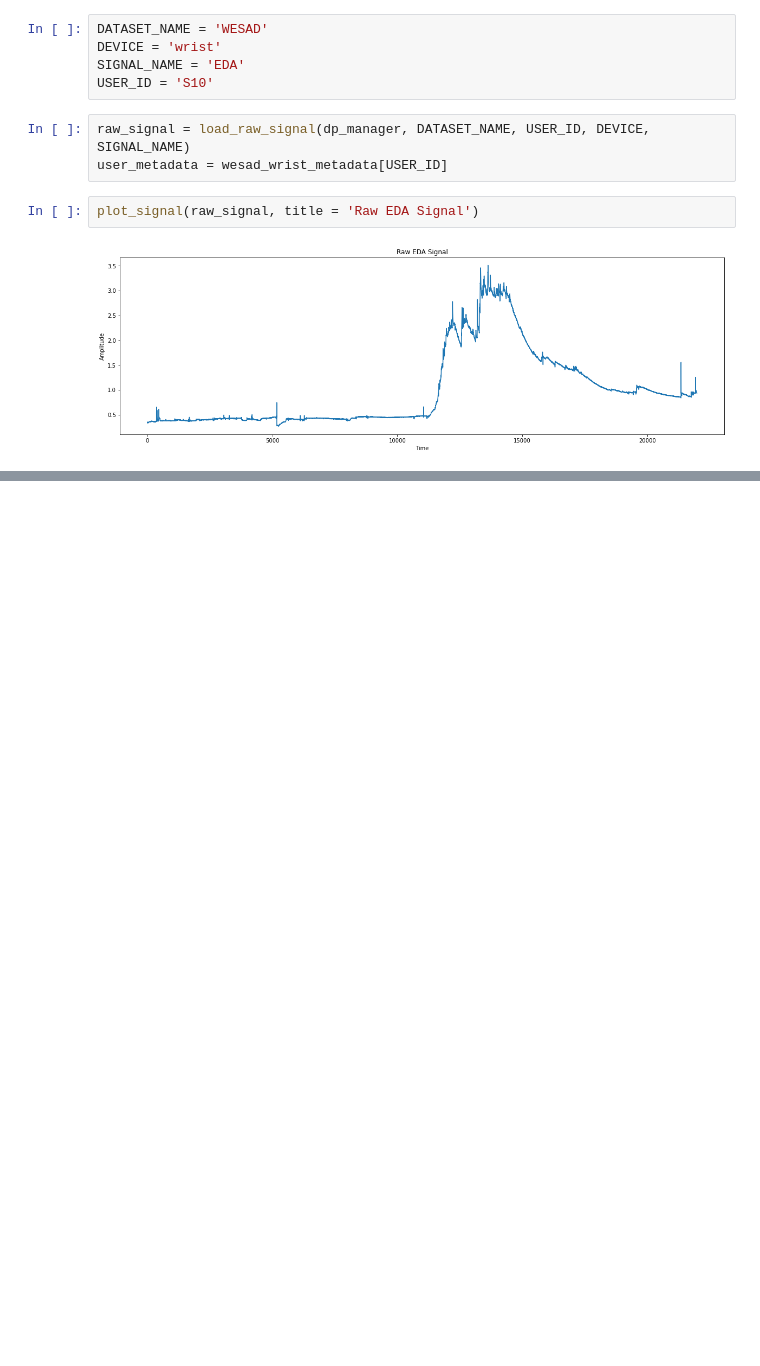
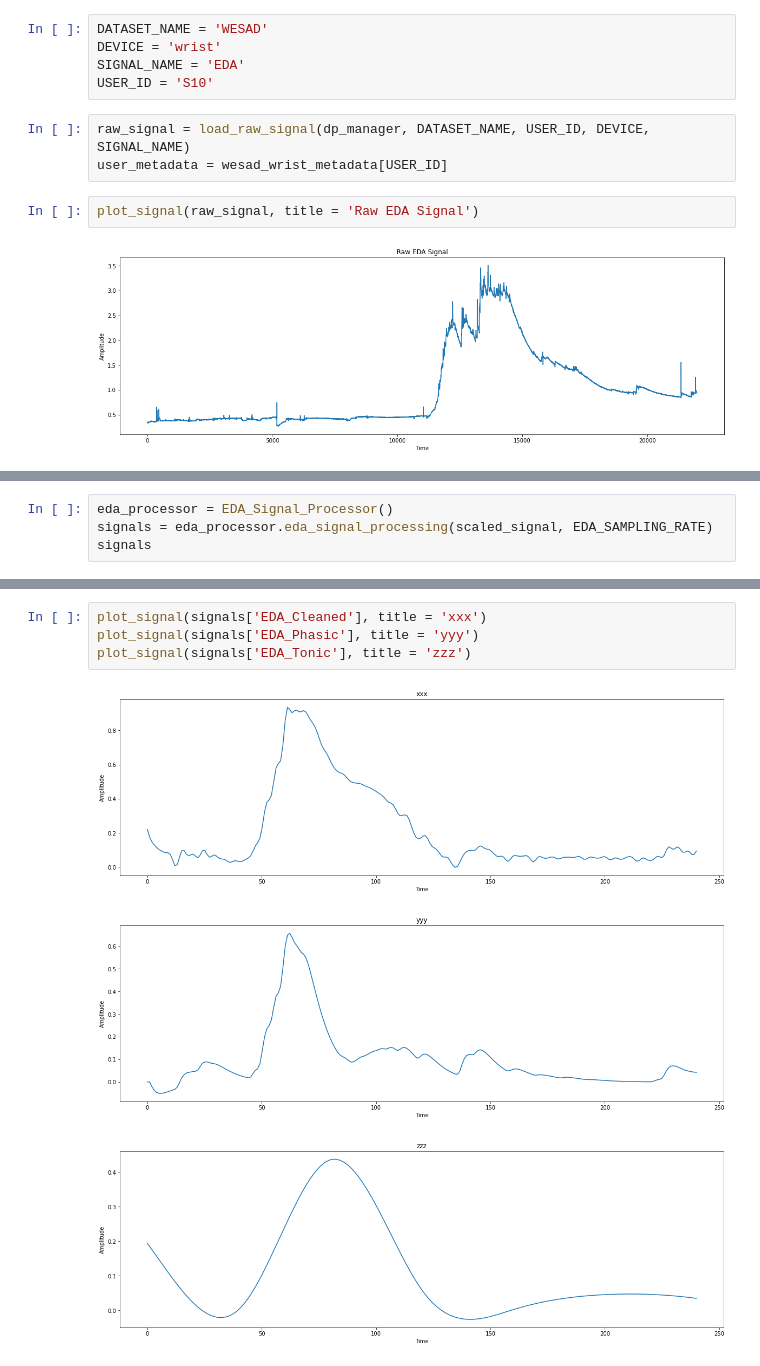
Before and after one commit to nvtu/IEA-AIE-Stress, a Jupyter notebook: analysis/eda_analysis.ipynb, the cells around one changed output, grey strips where cells are left out. Cells and saved outputs as stored; diff of their text form; blank space fills up the shorter version.

```diff
--- a/analysis/eda_analysis.ipynb
+++ b/analysis/eda_analysis.ipynb
@@ -41,0 +57,4 @@ ValueError: Level value too high (max level for current data size and start_leve
+# %%
+eda_processor = EDA_Signal_Processor()
+signals = eda_processor.eda_signal_processing(scaled_signal, EDA_SAMPLING_RATE)
+signals
@@ -41,0 +75,8 @@ ValueError: Level value too high (max level for current data size and start_leve
+# %%
+plot_signal(signals['EDA_Cleaned'], title = 'xxx')
+plot_signal(signals['EDA_Phasic'], title = 'yyy')
+plot_signal(signals['EDA_Tonic'], title = 'zzz')
+# %% [output]
+[figure, added]
+[figure, added]
+[figure, added]
```
Also changed, not shown: parts of 5 cells of this notebook, 6 other files.
